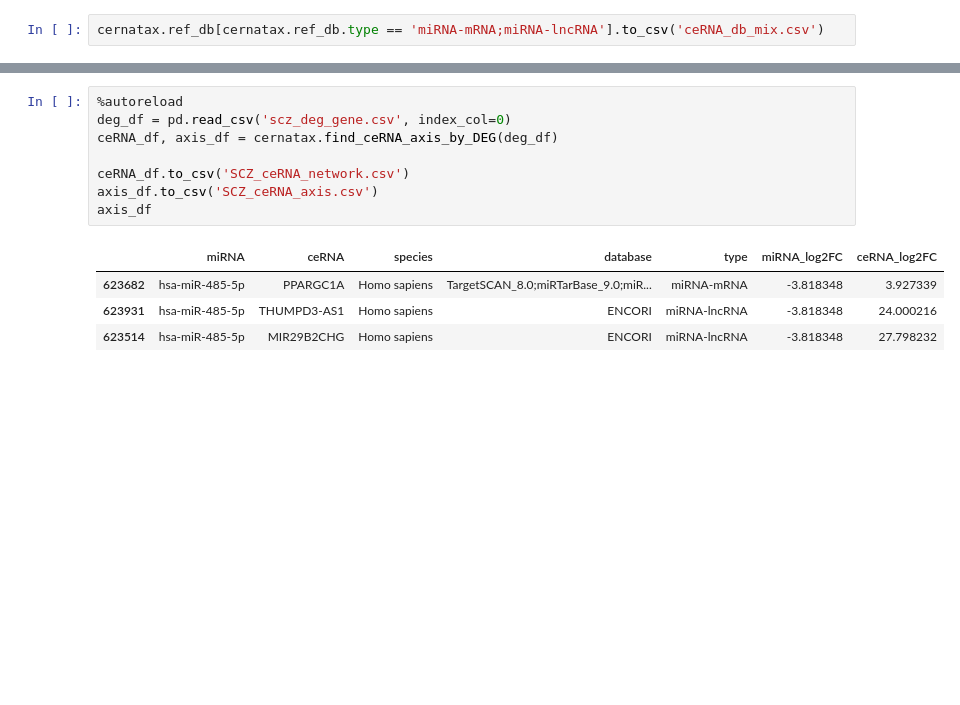
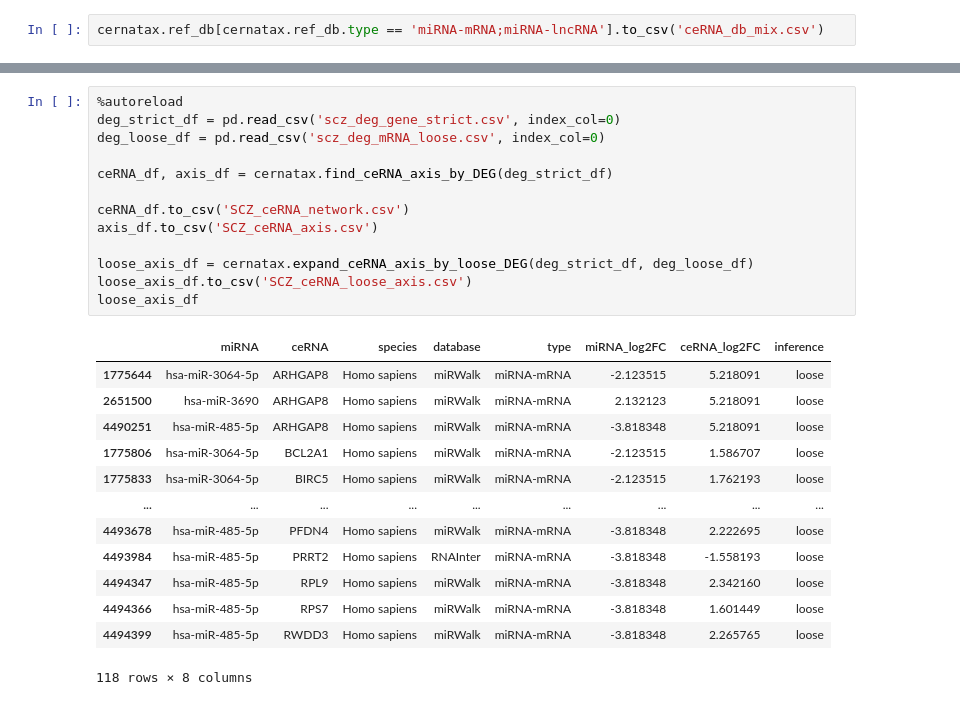
Before and after one commit to deepomicslab/CERNATAX, a Jupyter notebook: demo/run_scz.ipynb, the cells around one changed output, grey strips where cells are left out. Saved outputs shown, nothing was run; the diff lists cells and outputs as text; blank space fills up the shorter version.

Commit message:
add ceRNA_data_lite & expand database & loose DEG

```diff
--- a/demo/run_scz.ipynb
+++ b/demo/run_scz.ipynb
@@ -33,13 +51,27 @@ print(len(ref_db[ref_db.type == 'miRNA-lncRNA'].ceRNA.unique()))
 # %%
 %autoreload
-deg_df = pd.read_csv('scz_deg_gene.csv', index_col=0)
-ceRNA_df, axis_df = cernatax.find_ceRNA_axis_by_DEG(deg_df)
+deg_strict_df = pd.read_csv('scz_deg_gene_strict.csv', index_col=0)
+deg_loose_df = pd.read_csv('scz_deg_mRNA_loose.csv', index_col=0)
+
+ceRNA_df, axis_df = cernatax.find_ceRNA_axis_by_DEG(deg_strict_df)
 
 ceRNA_df.to_csv('SCZ_ceRNA_network.csv')
 axis_df.to_csv('SCZ_ceRNA_axis.csv')
-axis_df
+
+loose_axis_df = cernatax.expand_ceRNA_axis_by_loose_DEG(deg_strict_df, deg_loose_df)
+loose_axis_df.to_csv('SCZ_ceRNA_loose_axis.csv')
+loose_axis_df
 # %% [output]
-|  | miRNA | ceRNA | species | database | type | miRNA_log2FC | ceRNA_log2FC |
-| 623682 | hsa-miR-485-5p | PPARGC1A | Homo sapiens | TargetSCAN_8.0;miRTarBase_9.0;miR... | miRNA-mRNA | -3.818348 | 3.927339 |
-| 623931 | hsa-miR-485-5p | THUMPD3-AS1 | Homo sapiens | ENCORI | miRNA-lncRNA | -3.818348 | 24.000216 |
-| 623514 | hsa-miR-485-5p | MIR29B2CHG | Homo sapiens | ENCORI | miRNA-lncRNA | -3.818348 | 27.798232 |
+|  | miRNA | ceRNA | species | database | type | miRNA_log2FC | ceRNA_log2FC | inference |
+| 1775644 | hsa-miR-3064-5p | ARHGAP8 | Homo sapiens | miRWalk | miRNA-mRNA | -2.123515 | 5.218091 | loose |
+| 2651500 | hsa-miR-3690 | ARHGAP8 | Homo sapiens | miRWalk | miRNA-mRNA | 2.132123 | 5.218091 | loose |
+| 4490251 | hsa-miR-485-5p | ARHGAP8 | Homo sapiens | miRWalk | miRNA-mRNA | -3.818348 | 5.218091 | loose |
+| 1775806 | hsa-miR-3064-5p | BCL2A1 | Homo sapiens | miRWalk | miRNA-mRNA | -2.123515 | 1.586707 | loose |
+| 1775833 | hsa-miR-3064-5p | BIRC5 | Homo sapiens | miRWalk | miRNA-mRNA | -2.123515 | 1.762193 | loose |
+| ... | ... | ... | ... | ... | ... | ... | ... | ... |
+| 4493678 | hsa-miR-485-5p | PFDN4 | Homo sapiens | miRWalk | miRNA-mRNA | -3.818348 | 2.222695 | loose |
+| 4493984 | hsa-miR-485-5p | PRRT2 | Homo sapiens | RNAInter | miRNA-mRNA | -3.818348 | -1.558193 | loose |
+| 4494347 | hsa-miR-485-5p | RPL9 | Homo sapiens | miRWalk | miRNA-mRNA | -3.818348 | 2.342160 | loose |
+| 4494366 | hsa-miR-485-5p | RPS7 | Homo sapiens | miRWalk | miRNA-mRNA | -3.818348 | 1.601449 | loose |
+| 4494399 | hsa-miR-485-5p | RWDD3 | Homo sapiens | miRWalk | miRNA-mRNA | -3.818348 | 2.265765 | loose |
+118 rows × 8 columns
```
Also changed, not shown: parts of 12 cells of this notebook, 5 other files.
